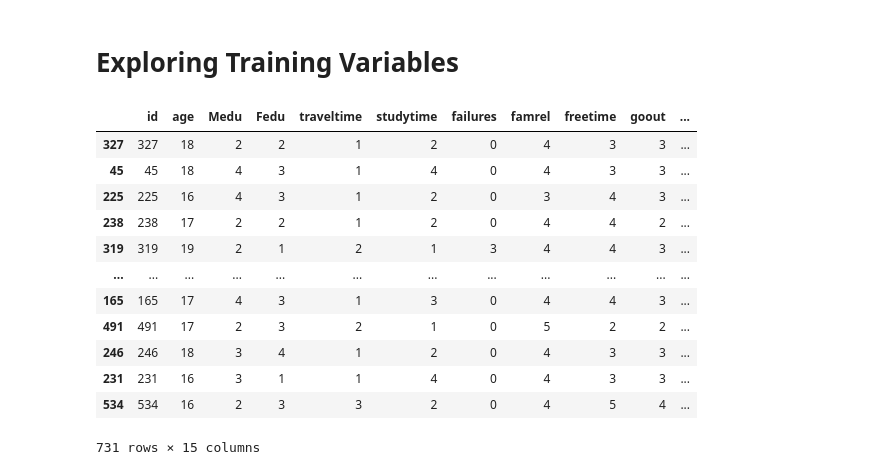
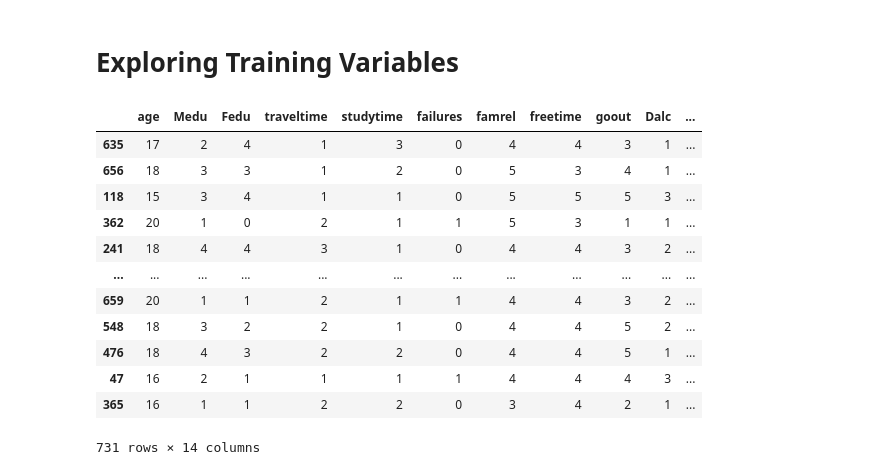
Before and after one commit to coffeeboost/SML-grade-predictor, a Jupyter notebook: CAIS_Kaggle.ipynb, the cells around one changed output. Saved outputs shown, nothing was run; the diff lists cells and outputs as text; code cells hidden in the pictures.

```diff
--- a/CAIS_Kaggle.ipynb
+++ b/CAIS_Kaggle.ipynb
@@ -1123,37 +1123,37 @@ testset = testset[['id','school', 'sex', 'age', 'address', 'famsize', 'Pstatus',
 # %%
 #columns that use numbers: id,age,Medu,Fedu,traveltime,studytime,failures,famrel,freetime,goout,Dalc,Walc,health,absences,grade
 #make trainset that only has int
 #randomise rows for more even results
-trainset = trainset[['id',
+trainset = trainset[[
                     'age',
                     'Medu',
                     'Fedu',
                     'traveltime',
                     'studytime',
                     'failures',
                     'famrel',
                     'freetime',
                     'goout',
                     'Dalc',
                     'Walc',
                     'health',
                     'absences',
                     'grade']]
 trainset = shuffle(trainset)
-
-trainset2 = trainset.drop(['grade','id'],axis=1)
 trainset
+# trainset2 = trainset.drop(['grade','id'],axis=1)
+# trainset
 # %% [output]
-|  | id | age | Medu | Fedu | traveltime | studytime | failures | famrel | freetime | goout | ... |
-| 327 | 327 | 18 | 2 | 2 | 1 | 2 | 0 | 4 | 3 | 3 | ... |
-| 45 | 45 | 18 | 4 | 3 | 1 | 4 | 0 | 4 | 3 | 3 | ... |
-| 225 | 225 | 16 | 4 | 3 | 1 | 2 | 0 | 3 | 4 | 3 | ... |
-| 238 | 238 | 17 | 2 | 2 | 1 | 2 | 0 | 4 | 4 | 2 | ... |
-| 319 | 319 | 19 | 2 | 1 | 2 | 1 | 3 | 4 | 4 | 3 | ... |
+|  | age | Medu | Fedu | traveltime | studytime | failures | famrel | freetime | goout | Dalc | ... |
+| 635 | 17 | 2 | 4 | 1 | 3 | 0 | 4 | 4 | 3 | 1 | ... |
+| 656 | 18 | 3 | 3 | 1 | 2 | 0 | 5 | 3 | 4 | 1 | ... |
+| 118 | 15 | 3 | 4 | 1 | 1 | 0 | 5 | 5 | 5 | 3 | ... |
+| 362 | 20 | 1 | 0 | 2 | 1 | 1 | 5 | 3 | 1 | 1 | ... |
+| 241 | 18 | 4 | 4 | 3 | 1 | 0 | 4 | 4 | 3 | 2 | ... |
 | ... | ... | ... | ... | ... | ... | ... | ... | ... | ... | ... | ... |
-| 165 | 165 | 17 | 4 | 3 | 1 | 3 | 0 | 4 | 4 | 3 | ... |
-| 491 | 491 | 17 | 2 | 3 | 2 | 1 | 0 | 5 | 2 | 2 | ... |
-| 246 | 246 | 18 | 3 | 4 | 1 | 2 | 0 | 4 | 3 | 3 | ... |
-| 231 | 231 | 16 | 3 | 1 | 1 | 4 | 0 | 4 | 3 | 3 | ... |
-| 534 | 534 | 16 | 2 | 3 | 3 | 2 | 0 | 4 | 5 | 4 | ... |
+| 659 | 20 | 1 | 1 | 2 | 1 | 1 | 4 | 4 | 3 | 2 | ... |
+| 548 | 18 | 3 | 2 | 2 | 1 | 0 | 4 | 4 | 5 | 2 | ... |
+| 476 | 18 | 4 | 3 | 2 | 2 | 0 | 4 | 4 | 5 | 1 | ... |
+| 47 | 16 | 2 | 1 | 1 | 1 | 1 | 4 | 4 | 4 | 3 | ... |
+| 365 | 16 | 1 | 1 | 2 | 2 | 0 | 3 | 4 | 2 | 1 | ... |
-731 rows × 15 columns
+731 rows × 14 columns
```
Also changed, not shown: parts of 6 cells of this notebook.
